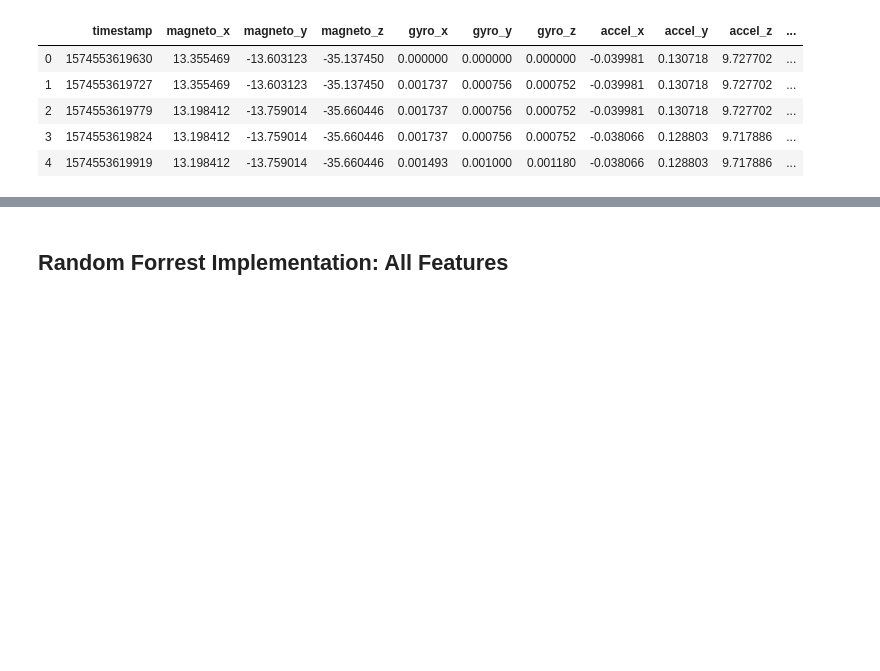
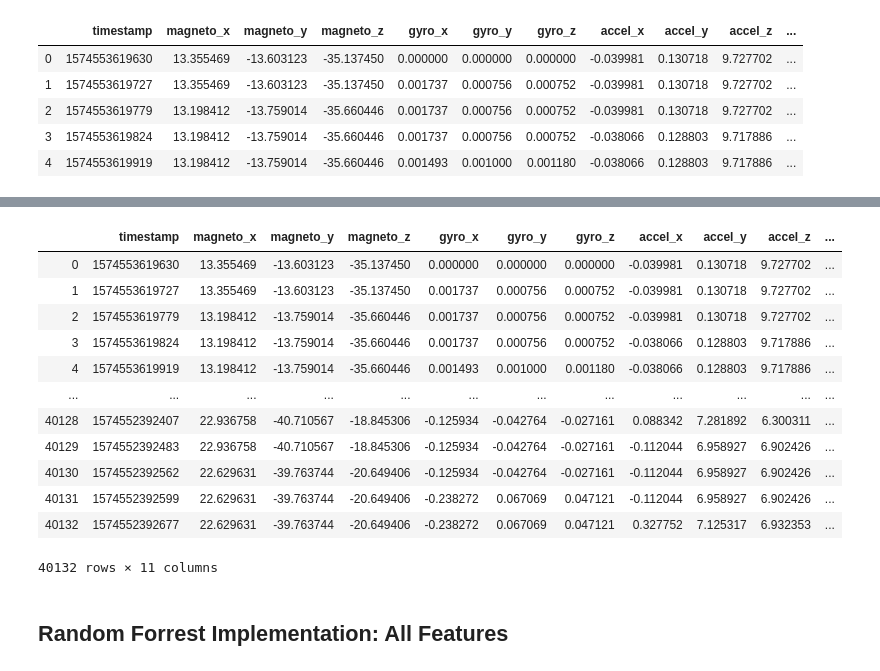
Before and after one commit to ddhruvgupta/MaliciousApp, a Jupyter notebook: Random Forrest Classifier.ipynb, the cells around one changed output, grey strips where cells are left out. Saved outputs shown, nothing was run; the diff lists cells and outputs as text; code cells hidden in the pictures; blank space fills up the shorter version.

```diff
--- a/Random Forrest Classifier.ipynb
+++ b/Random Forrest Classifier.ipynb
@@ -53,3 +94,19 @@ memory usage: 3.4 MB
+# %%
+df
+# %% [output]
+|  | timestamp | magneto_x | magneto_y | magneto_z | gyro_x | gyro_y | gyro_z | accel_x | accel_y | accel_z | ... |
+| 0 | 1574553619630 | 13.355469 | -13.603123 | -35.137450 | 0.000000 | 0.000000 | 0.000000 | -0.039981 | 0.130718 | 9.727702 | ... |
+| 1 | 1574553619727 | 13.355469 | -13.603123 | -35.137450 | 0.001737 | 0.000756 | 0.000752 | -0.039981 | 0.130718 | 9.727702 | ... |
+| 2 | 1574553619779 | 13.198412 | -13.759014 | -35.660446 | 0.001737 | 0.000756 | 0.000752 | -0.039981 | 0.130718 | 9.727702 | ... |
+| 3 | 1574553619824 | 13.198412 | -13.759014 | -35.660446 | 0.001737 | 0.000756 | 0.000752 | -0.038066 | 0.128803 | 9.717886 | ... |
+| 4 | 1574553619919 | 13.198412 | -13.759014 | -35.660446 | 0.001493 | 0.001000 | 0.001180 | -0.038066 | 0.128803 | 9.717886 | ... |
+| ... | ... | ... | ... | ... | ... | ... | ... | ... | ... | ... | ... |
+| 40128 | 1574552392407 | 22.936758 | -40.710567 | -18.845306 | -0.125934 | -0.042764 | -0.027161 | 0.088342 | 7.281892 | 6.300311 | ... |
+| 40129 | 1574552392483 | 22.936758 | -40.710567 | -18.845306 | -0.125934 | -0.042764 | -0.027161 | -0.112044 | 6.958927 | 6.902426 | ... |
+| 40130 | 1574552392562 | 22.629631 | -39.763744 | -20.649406 | -0.125934 | -0.042764 | -0.027161 | -0.112044 | 6.958927 | 6.902426 | ... |
+| 40131 | 1574552392599 | 22.629631 | -39.763744 | -20.649406 | -0.238272 | 0.067069 | 0.047121 | -0.112044 | 6.958927 | 6.902426 | ... |
+| 40132 | 1574552392677 | 22.629631 | -39.763744 | -20.649406 | -0.238272 | 0.067069 | 0.047121 | 0.327752 | 7.125317 | 6.932353 | ... |
+40132 rows × 11 columns
 # %% [markdown]
 ## Random Forrest Implementation: All Features ##
 # %%
```
Also changed, not shown: parts of 29 cells of this notebook, 1 other file.
